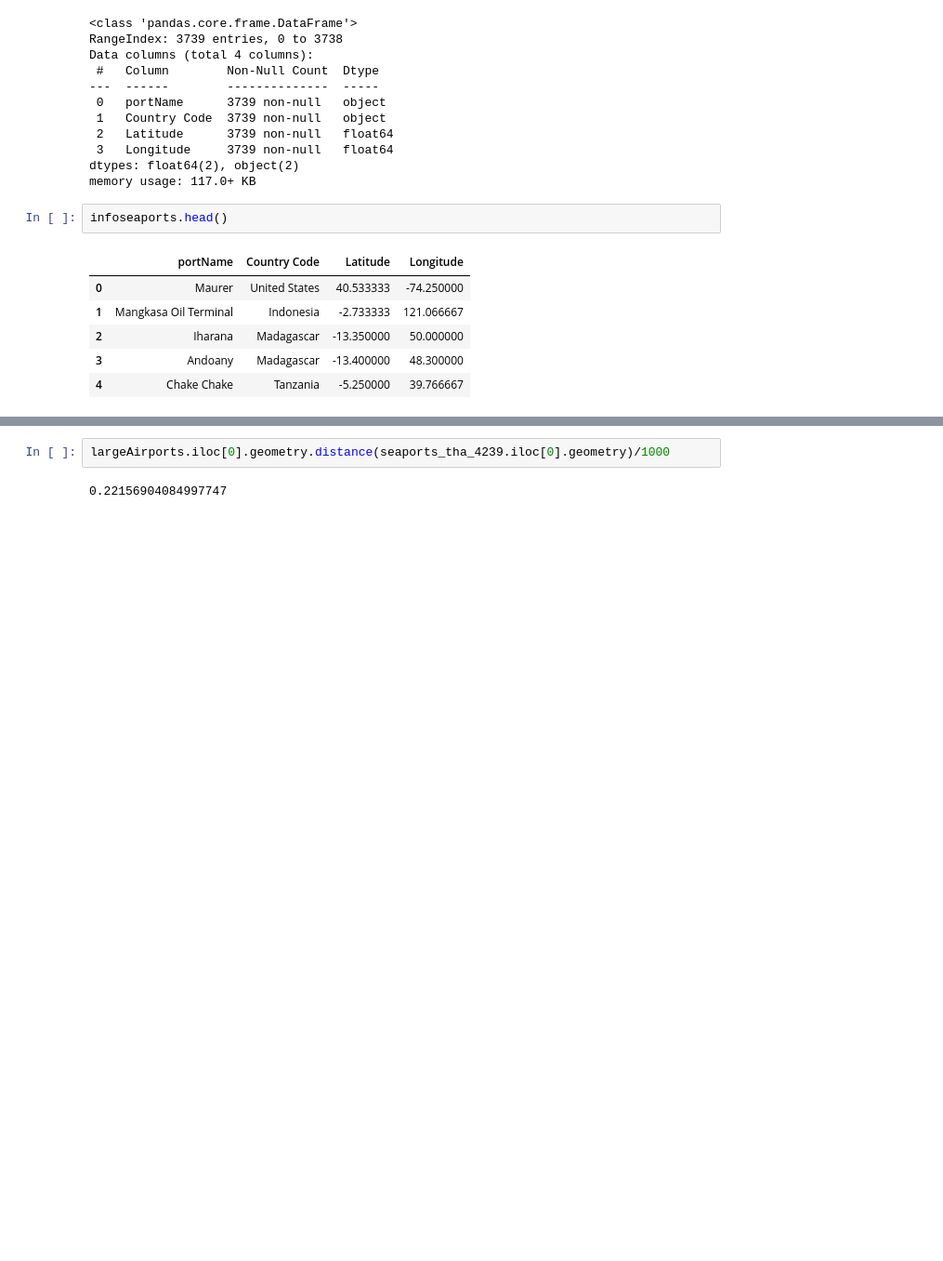
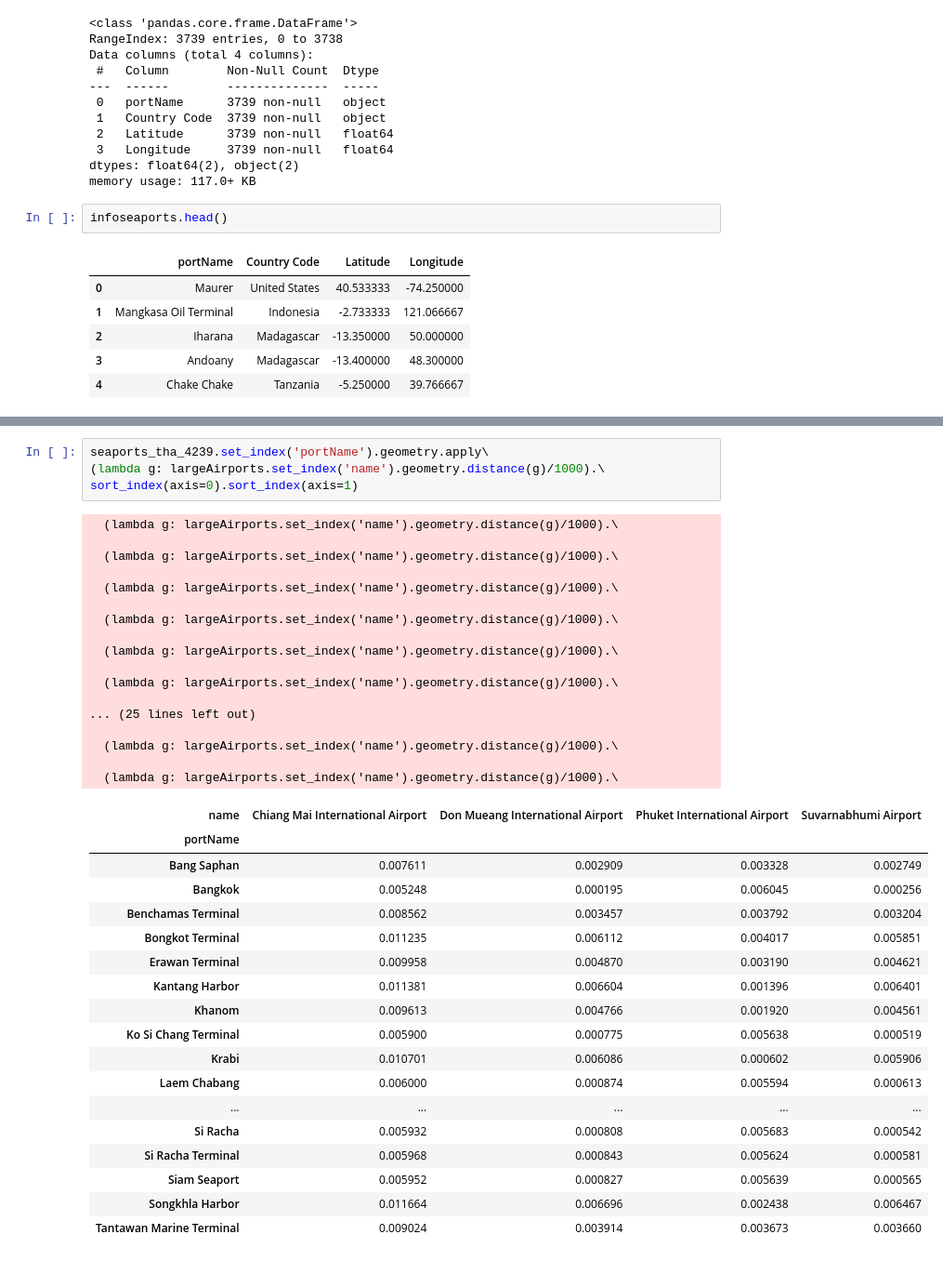
Before and after one commit to juandiegopozo-10/Tareafinaldatos, a Jupyter notebook: Ejercicio 1.ipynb, the cells around one changed output, grey strips where cells are left out. Shown: that part at 93% size. Cells and saved outputs as stored; diff of their text form; blank space fills up the shorter version.

```diff
--- a/Ejercicio 1.ipynb
+++ b/Ejercicio 1.ipynb
@@ -117,7 +119,43 @@ largeAirports.head()
 | 2 | Phuket International Airport | large_airport | 8.1132 | 98.316902 | 82.0 | Phuket Province | Phuket | POINT (98.31993 8.11106) |
 | 3 | Chiang Mai International Airport | large_airport | 18.7668 | 98.962601 | 1036.0 | Chiang Mai Province | Chiang Mai | POINT (98.96585 18.76550) |
 # %%
-largeAirports.iloc[0].geometry.distance(seaports_tha_4239.iloc[0].geometry)/1000
+seaports_tha_4239.set_index('portName').geometry.apply\
+(lambda g: largeAirports.set_index('name').geometry.distance(g)/1000).\
+sort_index(axis=0).sort_index(axis=1)
 # %% [output]
-0.22156904084997747
+  (lambda g: largeAirports.set_index('name').geometry.distance(g)/1000).\
+
+  (lambda g: largeAirports.set_index('name').geometry.distance(g)/1000).\
+
+  (lambda g: largeAirports.set_index('name').geometry.distance(g)/1000).\
+
+  (lambda g: largeAirports.set_index('name').geometry.distance(g)/1000).\
+
+  (lambda g: largeAirports.set_index('name').geometry.distance(g)/1000).\
+
+  (lambda g: largeAirports.set_index('name').geometry.distance(g)/1000).\
+
+... (25 lines left out)
+
+  (lambda g: largeAirports.set_index('name').geometry.distance(g)/1000).\
+
+  (lambda g: largeAirports.set_index('name').geometry.distance(g)/1000).\
+| name | Chiang Mai International Airport | Don Mueang International Airport | Phuket International Airport | Suvarnabhumi Airport |
+| portName |  |  |  |  |
+| Bang Saphan | 0.007611 | 0.002909 | 0.003328 | 0.002749 |
+| Bangkok | 0.005248 | 0.000195 | 0.006045 | 0.000256 |
+| Benchamas Terminal | 0.008562 | 0.003457 | 0.003792 | 0.003204 |
+| Bongkot Terminal | 0.011235 | 0.006112 | 0.004017 | 0.005851 |
+| Erawan Terminal | 0.009958 | 0.004870 | 0.003190 | 0.004621 |
+| Kantang Harbor | 0.011381 | 0.006604 | 0.001396 | 0.006401 |
+| Khanom | 0.009613 | 0.004766 | 0.001920 | 0.004561 |
+| Ko Si Chang Terminal | 0.005900 | 0.000775 | 0.005638 | 0.000519 |
+| Krabi | 0.010701 | 0.006086 | 0.000602 | 0.005906 |
+| Laem Chabang | 0.006000 | 0.000874 | 0.005594 | 0.000613 |
+| ... | ... | ... | ... | ... |
+| Si Racha | 0.005932 | 0.000808 | 0.005683 | 0.000542 |
+| Si Racha Terminal | 0.005968 | 0.000843 | 0.005624 | 0.000581 |
+| Siam Seaport | 0.005952 | 0.000827 | 0.005639 | 0.000565 |
+| Songkhla Harbor | 0.011664 | 0.006696 | 0.002438 | 0.006467 |
+| Tantawan Marine Terminal | 0.009024 | 0.003914 | 0.003673 | 0.003660 |
 # %%
```
Also changed, not shown: parts of 26 cells of this notebook.
